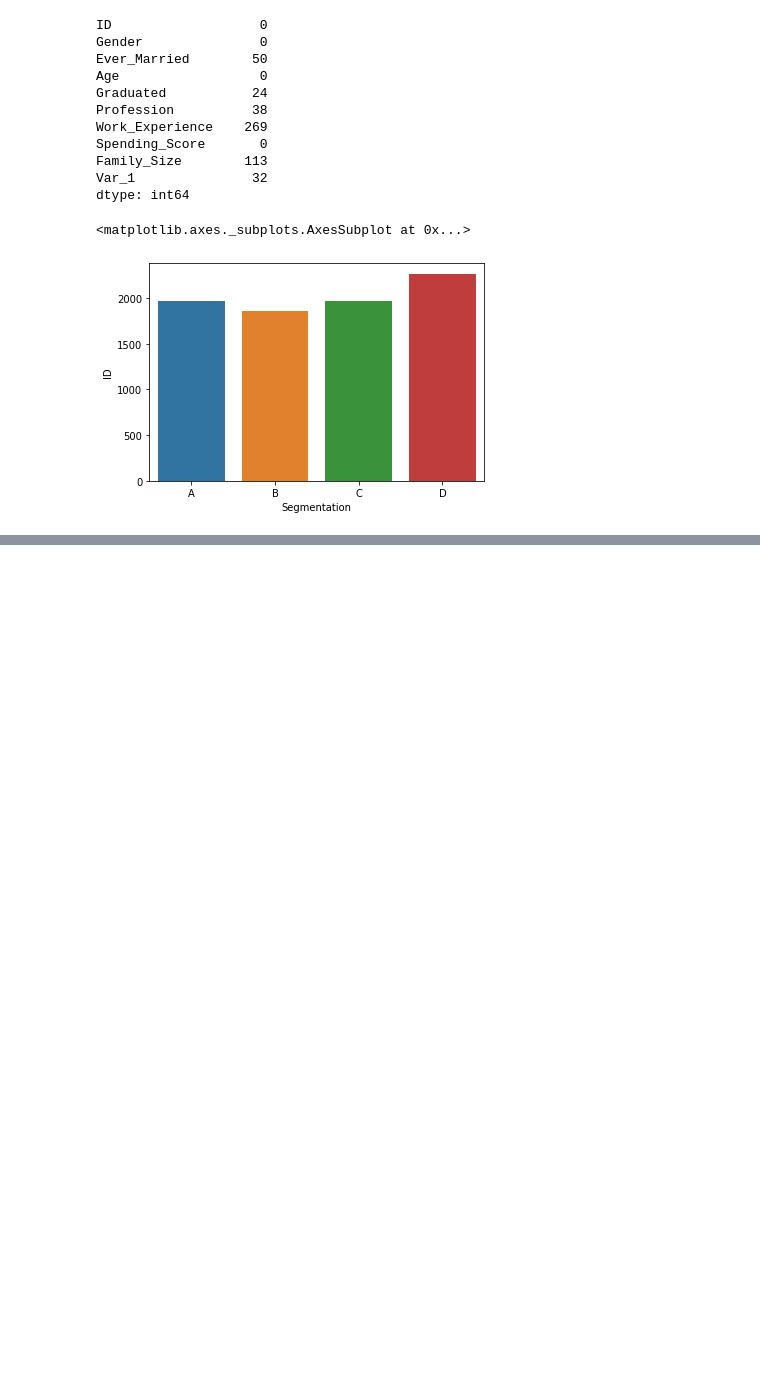
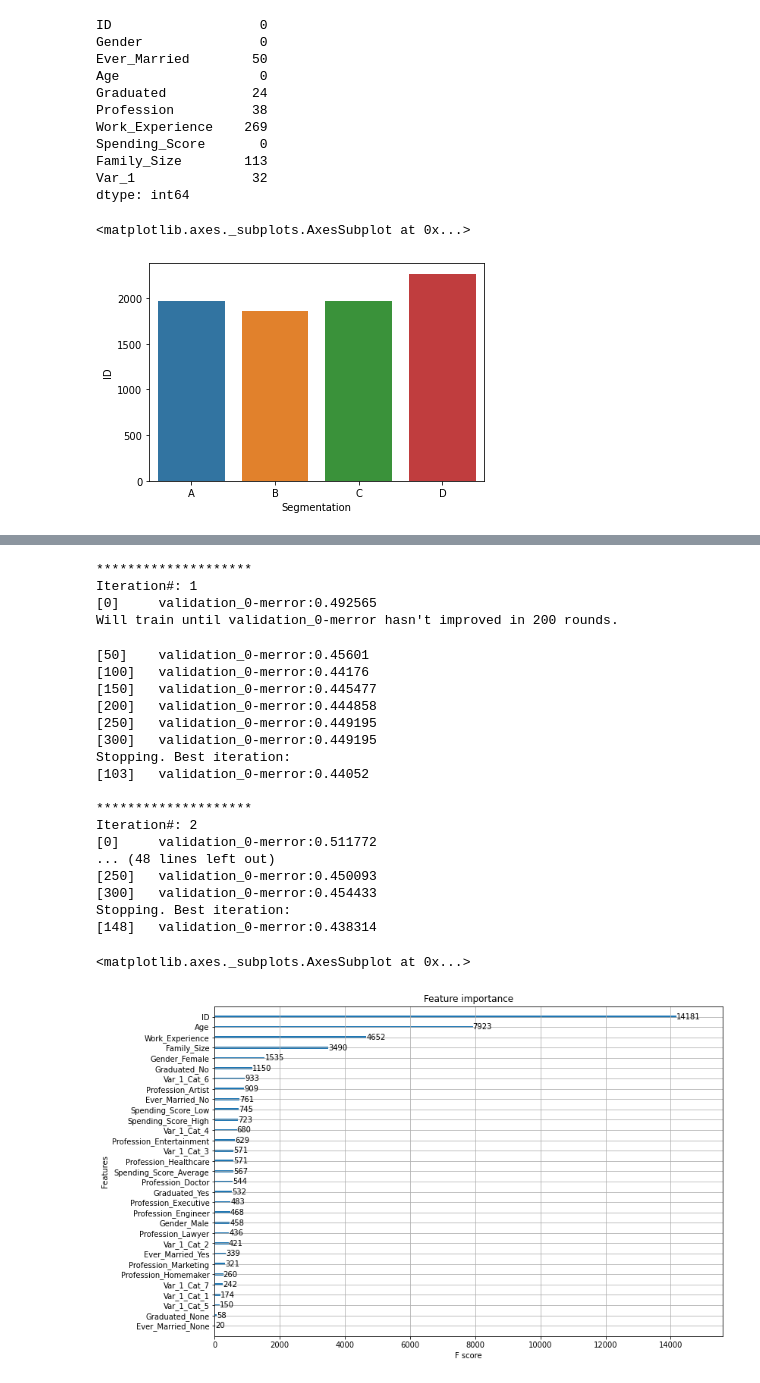
Before and after one commit to anuragb1090/JH_CustomerSegmentation, a Jupyter notebook: 000_JH_CustomerSegmentation.ipynb, the cells around one changed output, grey strips where cells are left out. Cells and saved outputs as stored; diff of their text form; code cells hidden in the pictures; blank space fills up the shorter version.

Commit message:
xgboost implementation boosted score

```diff
--- a/000_JH_CustomerSegmentation.ipynb
+++ b/000_JH_CustomerSegmentation.ipynb
@@ -143,0 +411,6 @@ Shrink model to first 234 iterations.
+# %%
+train = unified_final_dummies[unified_final_dummies['source']=='train']
+test = unified_final_dummies[unified_final_dummies['source']=='test']
+
+train.drop(['source'], inplace=True, axis=1)
+test.drop(['source', 'Segmentation'], inplace=True, axis=1)
@@ -143,0 +422,10 @@ Shrink model to first 234 iterations.
+# %%
+skf = StratifiedKFold(n_splits=5, random_state=55)
+
+X = train.copy()
+y = X[['Segmentation']]
+X.drop(['Segmentation'], inplace=True, axis=1)
+X.fillna('None', inplace=True)
+
+cat_features = ['Gender', 'Ever_Married', 'Graduated', 'Profession',
+                'Spending_Score', 'Var_1']
@@ -143,0 +441,58 @@ Shrink model to first 234 iterations.
+# %%
+# XGBoost
+
+pred_X = pd.DataFrame()
+pred_y = pd.DataFrame()
+
+for idx, (tr_idx, val_idx) in enumerate(skf.split(X, y)):
+  print('*'*20)
+  print('Iteration#: {}'.format(idx+1))
+
+  xgb_params = {
+        'booster' : 'gbtree'
+      , 'learning_rate' : 0.1
+      , 'metric' : 'merror'
+      , 'max_depth' : 6
+      , 'colsample_bytree' : 0.7
+      , 'objective' : 'multi:softmax'
+      , 'seed' : 55
+      , 'num_class' : 4
+      , 'n_estimators' : 1000
+  }
+
+  X_tr, X_val, y_tr, y_val = X.iloc[tr_idx], X.iloc[val_idx], \
+                              y.iloc[tr_idx], y.iloc[val_idx]
+
+  clf = XGBClassifier(**xgb_params)
+  model = clf.fit(X=X_tr, y=y_tr, eval_set=[(X_val, y_val)], \
+                  early_stopping_rounds=200, verbose=50)
+
+  pred_X = pd.concat([pred_X, X_val], axis=0)
+  pred_y = pd.concat([pred_y, y_val], axis=0)
+
+fig, ax = plt.subplots(figsize=(12,8))
+plot_importance(model, ax=ax)
+# %% [output]
+********************
+Iteration#: 1
+[0]     validation_0-merror:0.492565
+Will train until validation_0-merror hasn't improved in 200 rounds.
+[50]    validation_0-merror:0.45601
+[100]   validation_0-merror:0.44176
+[150]   validation_0-merror:0.445477
+[200]   validation_0-merror:0.444858
+[250]   validation_0-merror:0.449195
+[300]   validation_0-merror:0.449195
+Stopping. Best iteration:
+[103]   validation_0-merror:0.44052
+
+********************
+Iteration#: 2
+[0]     validation_0-merror:0.511772
+... (48 lines left out)
+[250]   validation_0-merror:0.450093
+[300]   validation_0-merror:0.454433
+Stopping. Best iteration:
+[148]   validation_0-merror:0.438314
+<matplotlib.axes._subplots.AxesSubplot at 0x...>
+[figure, added]
```
Also changed, not shown: parts of 25 cells of this notebook.
